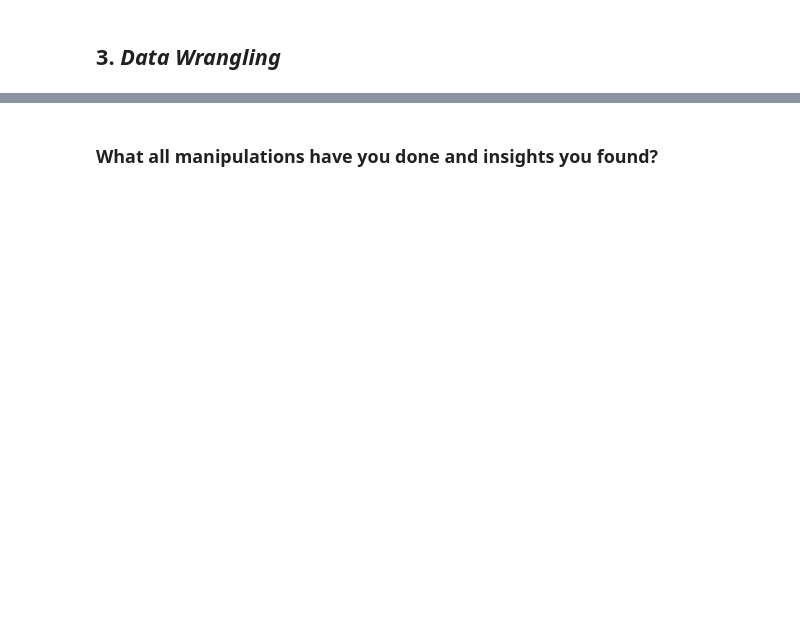
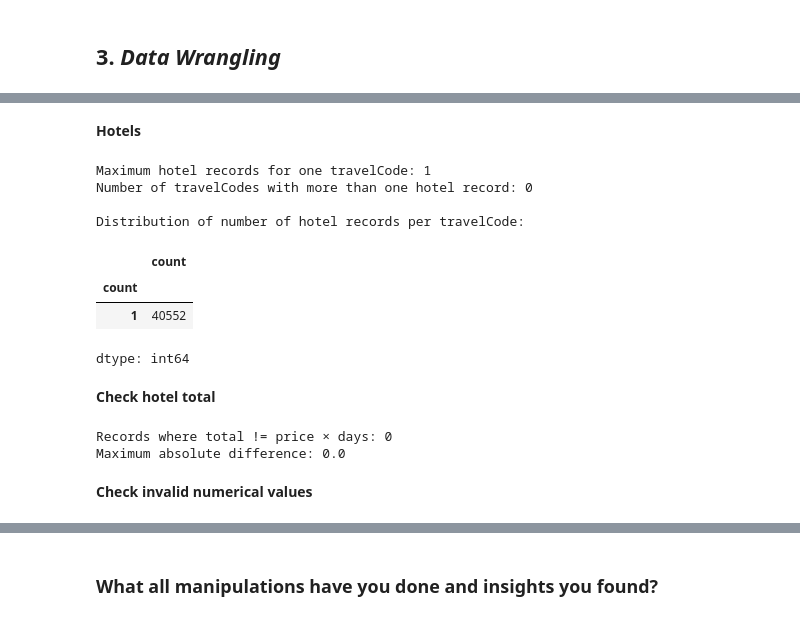
Before and after one commit to Sagarjain93/Machine-Learning-Portfolio, a Jupyter notebook: 01_End_to_End/Travel_MLops_Capstone/notebooks/00_Data_Cleaning_&_EDA.ipynb, the cells around one changed output, grey strips where cells are left out. Drawn from its saved outputs; the diff is of its cells as text; code cells hidden in the pictures; blank space fills up the shorter version.

```diff
--- a/01_End_to_End/Travel_MLops_Capstone/notebooks/00_Data_Cleaning_&_EDA.ipynb
+++ b/01_End_to_End/Travel_MLops_Capstone/notebooks/00_Data_Cleaning_&_EDA.ipynb
@@ -360,0 +704,45 @@ print("Common travel codes:", len(flight_travel_codes & hotel_travel_codes))
+# %% [markdown]
+**Hotels**
+# %%
+# Check number of hotel records associated with each travelCode
+
+hotel_travel_counts = hotels['travelCode'].value_counts()
+
+print("Maximum hotel records for one travelCode:",
+      hotel_travel_counts.max())
+
+print("Number of travelCodes with more than one hotel record:",
+      (hotel_travel_counts > 1).sum())
+
+print("\nDistribution of number of hotel records per travelCode:")
+display(hotel_travel_counts.value_counts().sort_index())
+# %% [output]
+Maximum hotel records for one travelCode: 1
+Number of travelCodes with more than one hotel record: 0
+
+Distribution of number of hotel records per travelCode:
+|  | count |
+| count |  |
+| 1 | 40552 |
+dtype: int64
+# %% [markdown]
+**Check hotel total**
+# %%
+# Validate hotel total price
+
+calculated_total = hotels['price'] * hotels['days']
+
+total_difference = (
+    hotels['total'] - calculated_total
+).round(2)
+
+print("Records where total != price × days:",
+      (total_difference.abs() > 0.01).sum())
+
+print("Maximum absolute difference:",
+      total_difference.abs().max())
+# %% [output]
+Records where total != price × days: 0
+Maximum absolute difference: 0.0
+# %% [markdown]
+**Check invalid numerical values**
```
Also changed, not shown: parts of 61 cells of this notebook.
